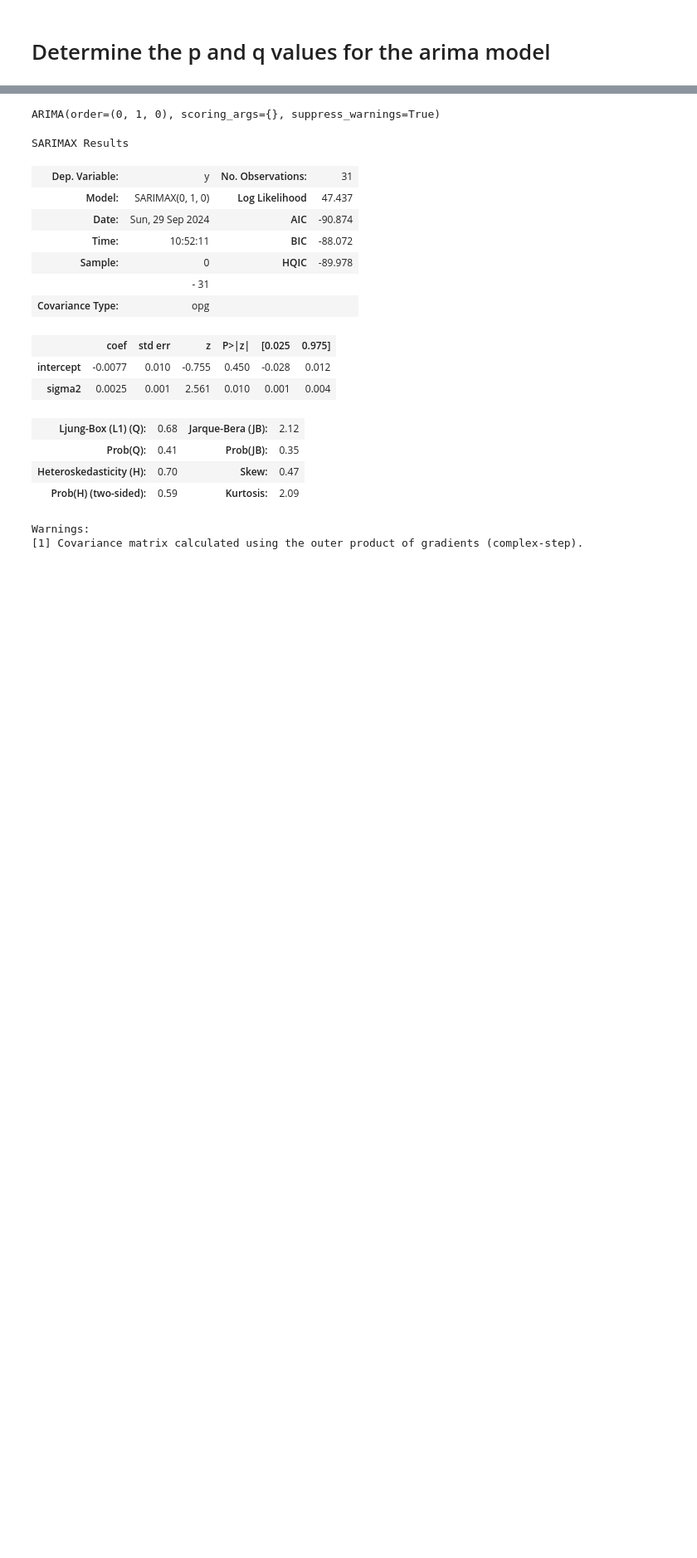
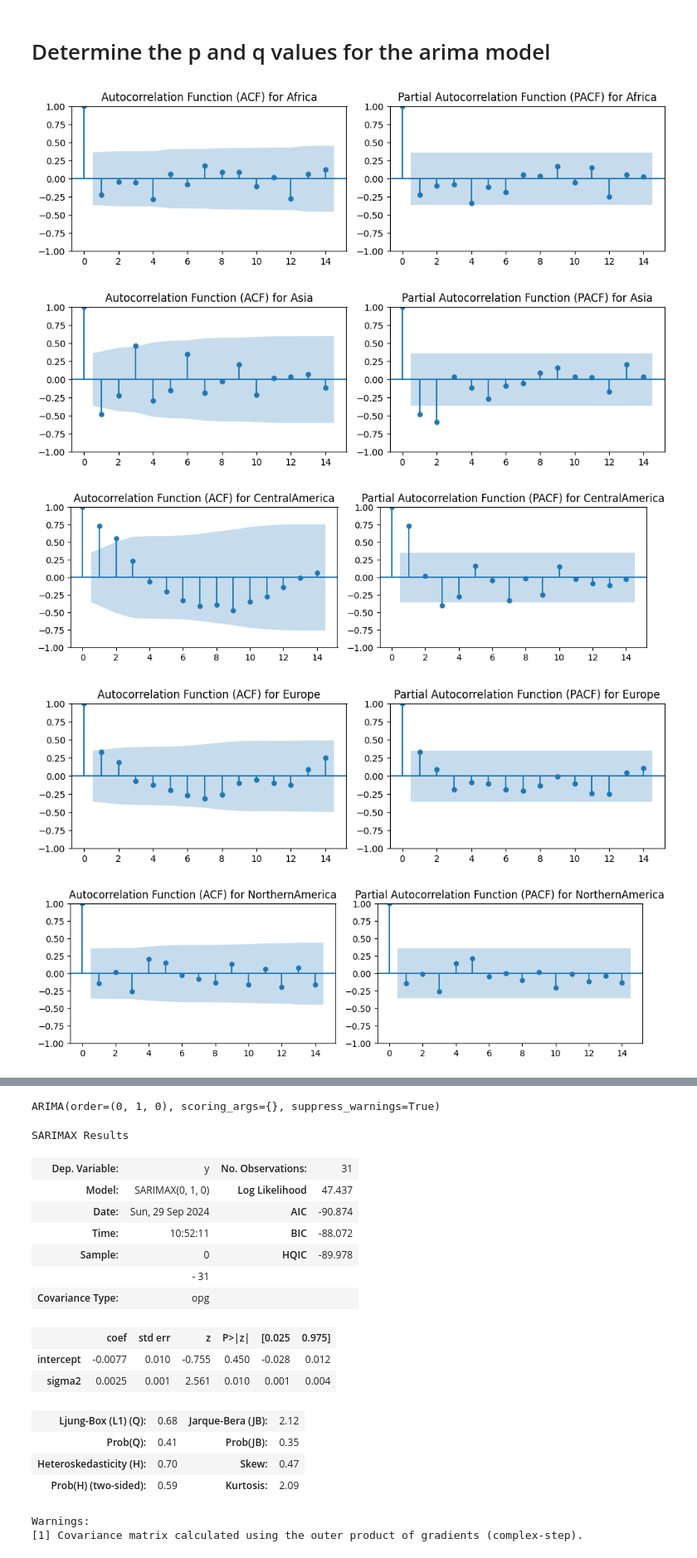
Before and after one commit to TaufiqIslamProtick/pesticide-data-analysis, a Jupyter notebook: source.ipynb, the cells around one changed output, grey strips where cells are left out. Shown at 83% size. Drawn from its saved outputs; the diff is of its cells as text; code cells hidden in the pictures; blank space fills up the shorter version.

```diff
--- a/source.ipynb
+++ b/source.ipynb
@@ -117,7 +150,9 @@ from statsmodels.tsa.stattools import adfuller
 for i in range(len(traindfs)):
     temp = traindfs[i]
     label = temp['Area'].unique()[0]
-    adf_test = adfuller(temp["Value"])
+    y = temp["Value"]
+    #y = y.diff().dropna()
+    adf_test = adfuller(y)
     print("p-value = "+str(adf_test[1]) + " for "+label)
 # %% [output]
 p-value = 0.22387709578732895 for Africa
@@ -137,7 +172,7 @@ def find_d(timeseries, p_value):
 num_diffs = []
 for i in range(len(traindfs)):
     area = traindfs[i]["Area"].unique()[0]
-    number_of_differencing = find_d(traindfs[i]["Value"], 0.05)
+    number_of_differencing = find_d(traindfs[i]["Value"], 0.1)
     print("Run differencing "+str(number_of_differencing)+" times for "+area)
     num_diffs.append(number_of_differencing)
 # %% [output]
@@ -172,2 +205,4 @@ d = [2, 2, 0, 0, 1, 1, 1 ]
+# %%
+d = [2, 2, 0, 0, 1, 1, 0 ]
 # %% [markdown]
 # Determine the p and q values for the arima model
@@ -192,0 +213,23 @@ qs = [0,3,0,0,0,1,0]
+# %%
+for i in range(len(traindfs)):
+    area = traindfs[i]["Area"].unique()[0]
+    area = area.replace(" ", "")
+    timeseries = traindfs[i]["Value"]
+    test = testdfs[i]["Value"]
+    originaldf = {"y":test}
+    temporiginal = pd.DataFrame(originaldf)
+    temporiginal.to_csv("./Input/"+area+"_original.csv")
+    delx = d[i]
+    while delx > 0:
+        timeseries =  timeseries.diff().dropna()
+        delx -= 1
+    plottimeseries(timeseries, area)
+    data = {"y":timeseries}
+    temp = pd.DataFrame(data)
+    temp.to_csv("./Input/"+area+".csv")
+# %% [output]
+[figure, added]
+[figure, added]
+[figure, added]
+[figure, added]
+[figure, added]
```
Also changed, not shown: parts of 27 cells of this notebook.
